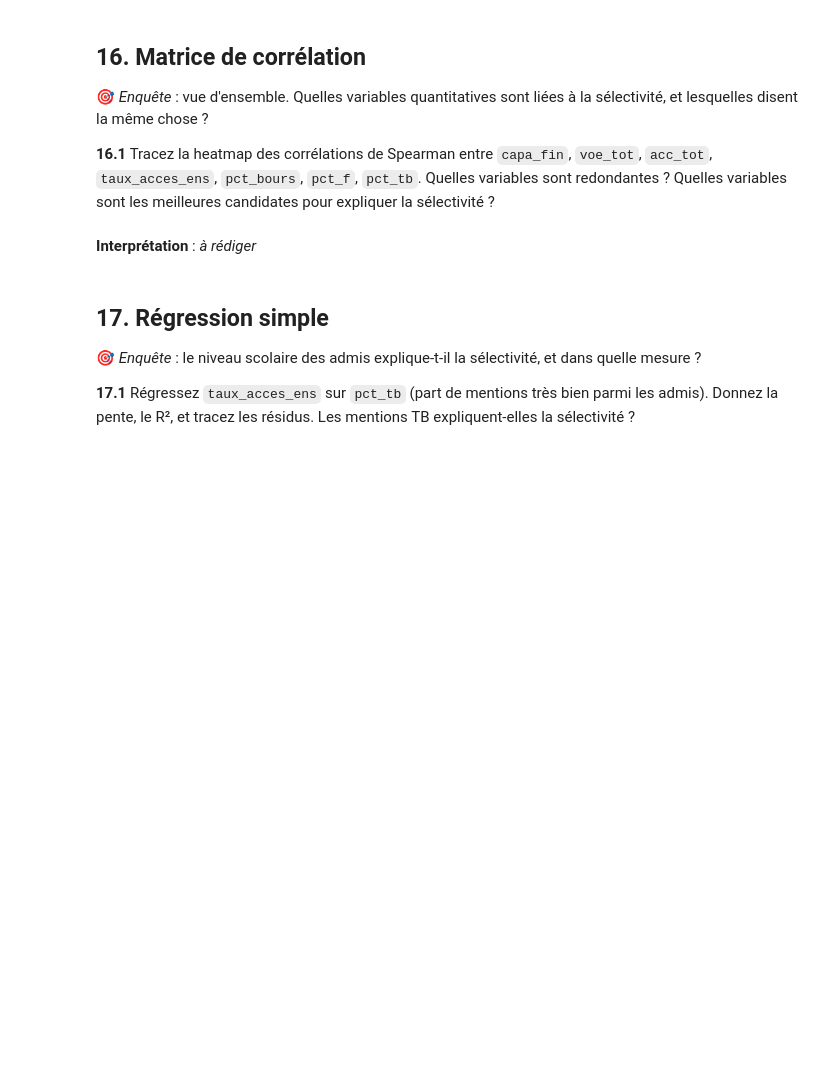
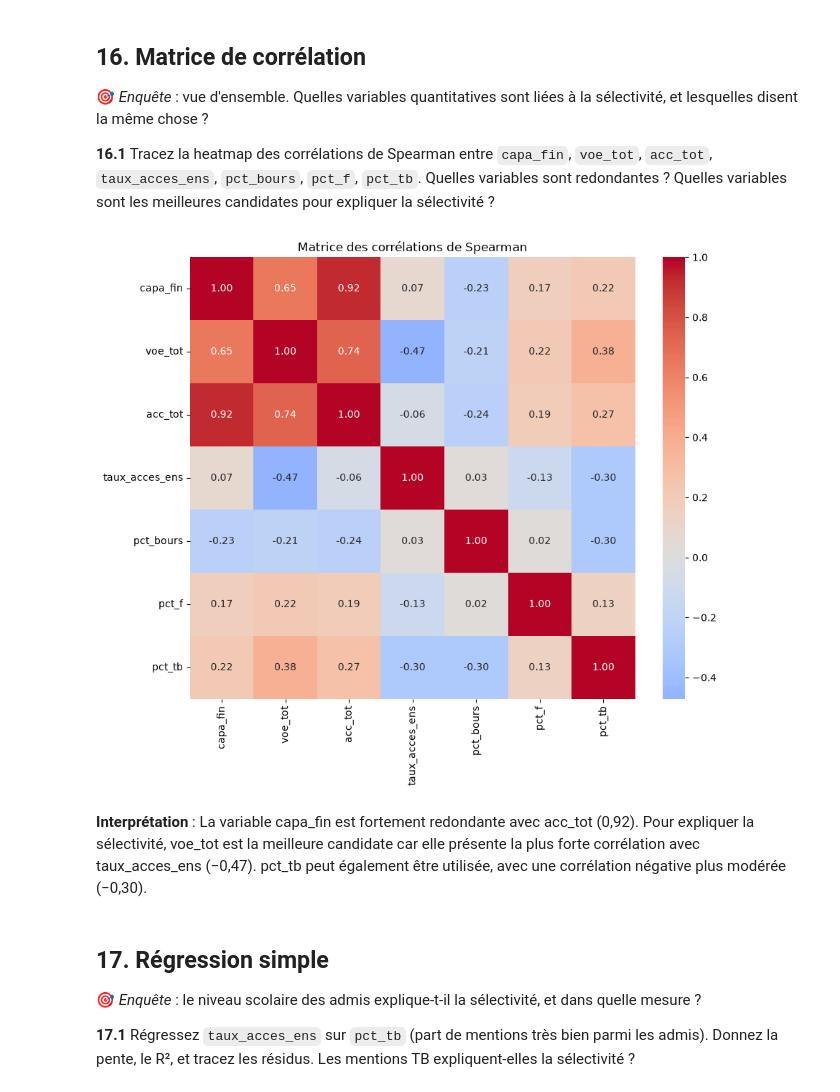
Before and after one commit to Mickael-C21/Analyse_univariee_bivariee, a Jupyter notebook: TP_Parcoursup.ipynb, the cells around one changed output. Cells and saved outputs as stored; diff of their text form; code cells hidden in the pictures; blank space fills up the shorter version.

```diff
--- a/TP_Parcoursup.ipynb
+++ b/TP_Parcoursup.ipynb
@@ -1092,8 +1092,25 @@ Ce qui prouve que  plus l’échantillon est grand, plus on peut détecter une p
 🎯 *Enquête* : vue d'ensemble. Quelles variables quantitatives sont liées à la sélectivité, et lesquelles disent la même chose ?
 
 **16.1** Tracez la heatmap des corrélations de Spearman entre `capa_fin`, `voe_tot`, `acc_tot`, `taux_acces_ens`, `pct_bours`, `pct_f`, `pct_tb`. Quelles variables sont redondantes ? Quelles variables sont les meilleures candidates pour expliquer la sélectivité ?
+# %%
+import seaborn as sns
+import matplotlib.pyplot as plt
+
+variables = [
+    "capa_fin", "voe_tot", "acc_tot",
+    "taux_acces_ens", "pct_bours", "pct_f", "pct_tb"
+]
+
+corr = df[variables].corr(method="spearman")
+
+plt.figure(figsize=(10, 8))
+sns.heatmap(corr, annot=True, cmap="coolwarm", fmt=".2f", center=0)
+plt.title("Matrice des corrélations de Spearman")
+plt.show()
+# %% [output]
+[figure, added]
 # %% [markdown]
-**Interprétation** : _à rédiger_
+**Interprétation** : La variable capa_fin est fortement redondante avec acc_tot (0,92). Pour expliquer la sélectivité, voe_tot est la meilleure candidate car elle présente la plus forte corrélation avec taux_acces_ens (−0,47). pct_tb peut également être utilisée, avec une corrélation négative plus modérée (−0,30).
 # %% [markdown]
 ## 17. Régression simple
 
```
Also changed, not shown: parts of 2 cells of this notebook.
